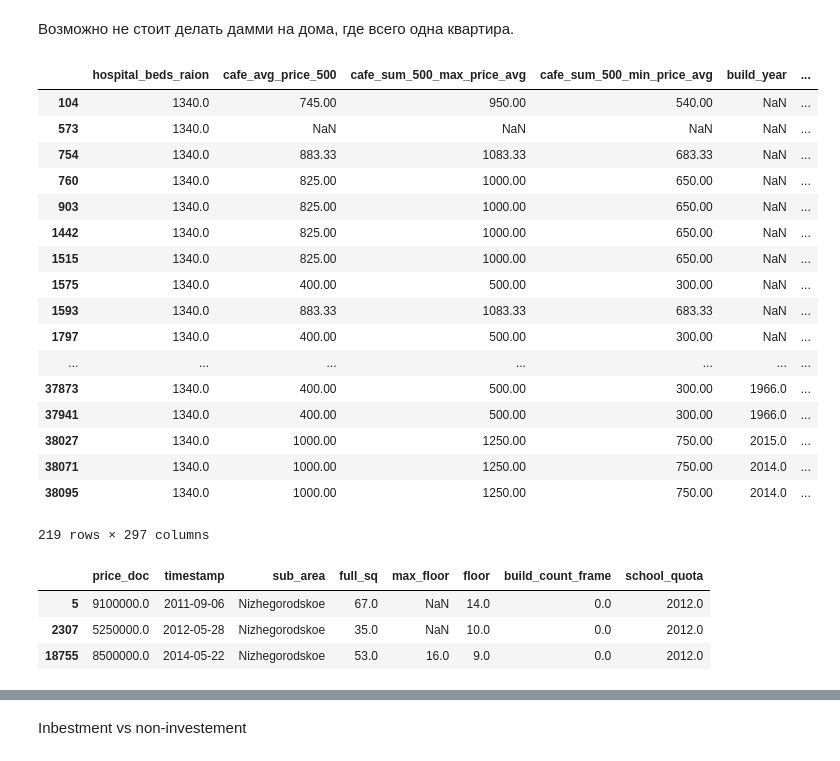
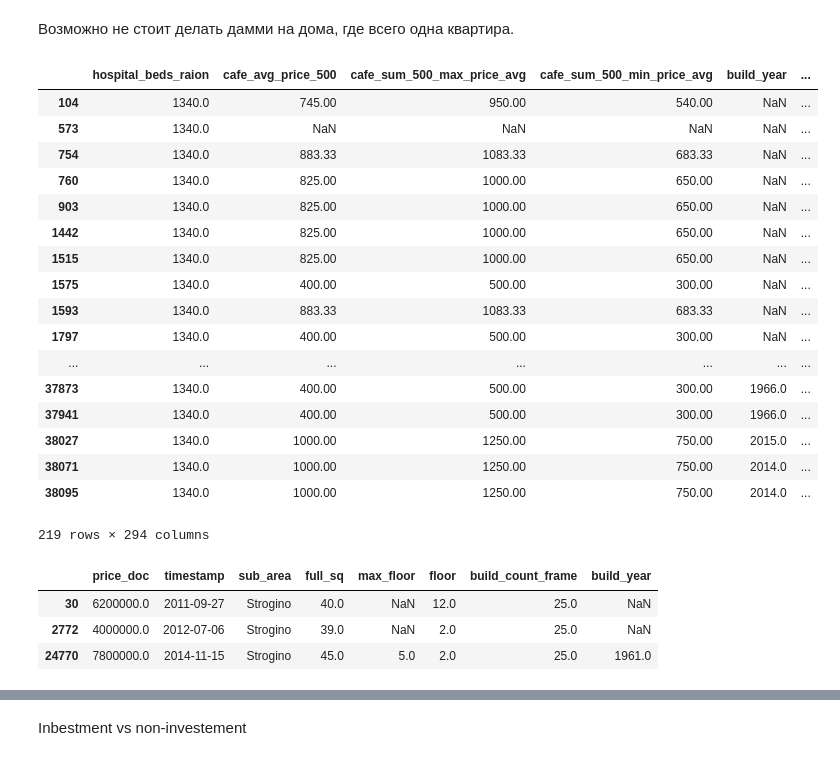
Before and after one commit to GlebFilatov/sber_kaggle, a Jupyter notebook: Macro.ipynb, the cells around one changed output, grey strips where cells are left out. Saved outputs shown, nothing was run; the diff lists cells and outputs as text; code cells hidden in the pictures.

```diff
--- a/Macro.ipynb
+++ b/Macro.ipynb
@@ -374,8 +374,6 @@ data.loc[data['unique_building_y']==False,'unique_building_x'] = 'Too rare'
 data.drop(['index','unique_building_y'], axis = 1, inplace = True)
 #создадим наконец фичу
 data['factorized'] = pd.factorize(data['unique_building_x'])[0]
-# %%
-data = data.merge(latlon[['id','lat','lon','tolerance_m']], on = 'id', how = 'left', copy = False)
 # %% [markdown]
 Возможно не стоит делать дамми на дома, где всего одна квартира.
 # %%
@@ -398,12 +396,12 @@ data.loc[data['sub_area']=='Timirjazevskoe']
 | 38027 | 1340.0 | 1000.00 | 1250.00 | 750.00 | 2015.0 | ... |
 | 38071 | 1340.0 | 1000.00 | 1250.00 | 750.00 | 2014.0 | ... |
 | 38095 | 1340.0 | 1000.00 | 1250.00 | 750.00 | 2014.0 | ... |
-219 rows × 297 columns
+219 rows × 294 columns
 # %%
-data[data['factorized']==4][['price_doc','timestamp','sub_area','full_sq','max_floor','floor',
-                               'build_count_frame','school_quota']]
+data[data['factorized']==19][['price_doc','timestamp','sub_area','full_sq','max_floor','floor',
+                               'build_count_frame','build_year']]
 # %% [output]
-|  | price_doc | timestamp | sub_area | full_sq | max_floor | floor | build_count_frame | school_quota |
-| 5 | 9100000.0 | 2011-09-06 | Nizhegorodskoe | 67.0 | NaN | 14.0 | 0.0 | 2012.0 |
-| 2307 | 5250000.0 | 2012-05-28 | Nizhegorodskoe | 35.0 | NaN | 10.0 | 0.0 | 2012.0 |
-| 18755 | 8500000.0 | 2014-05-22 | Nizhegorodskoe | 53.0 | 16.0 | 9.0 | 0.0 | 2012.0 |
+|  | price_doc | timestamp | sub_area | full_sq | max_floor | floor | build_count_frame | build_year |
+| 30 | 6200000.0 | 2011-09-27 | Strogino | 40.0 | NaN | 12.0 | 25.0 | NaN |
+| 2772 | 4000000.0 | 2012-07-06 | Strogino | 39.0 | NaN | 2.0 | 25.0 | NaN |
+| 24770 | 7800000.0 | 2014-11-15 | Strogino | 45.0 | 5.0 | 2.0 | 25.0 | 1961.0 |
```
Also changed, not shown: parts of 26 cells of this notebook, 14 other files.
